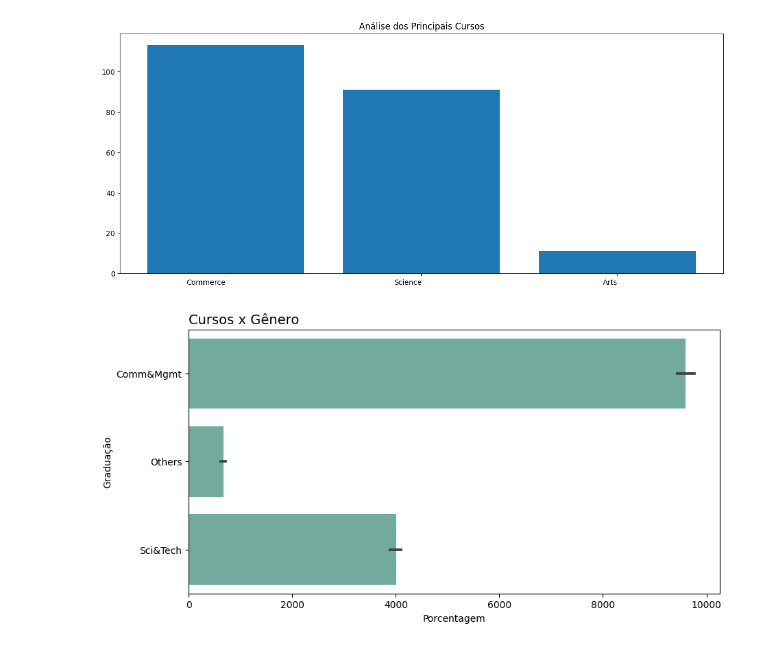
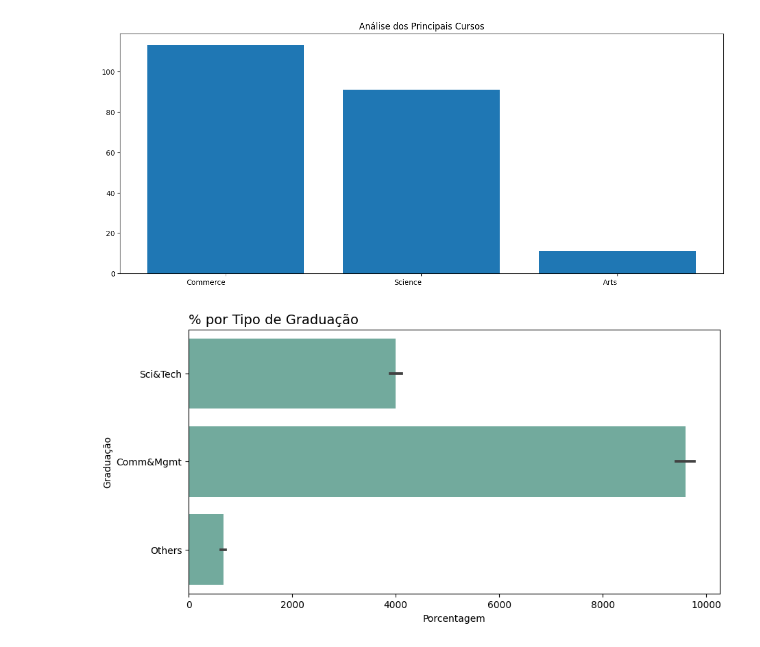
Before and after one commit to nandodevs/campus-recruitment, a Jupyter notebook: projects.ipynb, the cells around one changed output. Saved outputs shown, nothing was run; the diff lists cells and outputs as text; code cells hidden in the pictures.

```diff
--- a/projects.ipynb
+++ b/projects.ipynb
@@ -281,0 +27,6 @@ dt.head()
+# %%
+# Lendo dataset
+campus = pd.read_csv('campus.csv')
+
+# Primeiras linhas
+campus.head()
@@ -281,0 +107,21 @@ dt.head()
+# %%
+# Renomeando Colunas
+campus.rename(
+    columns={
+        'sl_no' : 'serial',
+        'gender' : 'gênero',
+        'ssc_p' : 'ens_medio_p',
+        'ssc_b' : 'conselho_em',
+        'hsc_p' : 'ens_tecnico_p',
+        'hsc_b' : 'conselho_et',
+        'hsc_s' : 'ens_medio_esp',
+       'degree_p' : 'grau_p',
+       'degree_t' : 'grau_tipo',
+       'workex' : 'exp_trabalho',
+       'etest_p' : 'teste_emprego_p',
+       'specialisation' : 'especializacao',
+       'mba_p' : 'mba_p',
+       'status' : 'status',
+       'salary' : 'salario'
+    }, inplace=True
+)
@@ -281,0 +160,3 @@ dt.head()
+# %%
+# Realizando a substituição de valores
+campus['salario'].fillna(value=campus['salario'].median(), inplace=True)
@@ -281,0 +165,3 @@ dt.head()
+# %%
+# Removendo coluna Serial
+campus = campus.drop(['serial'], axis=1)
@@ -292,15 +187,15 @@ plt.xticks(ha='right');
 # %%
 # Tamanho da imagem
 plt.figure( figsize=(10, 5) )
 
 # Titulo
-plt.title('Cursos x Gênero', loc='left', fontsize=14 )
+plt.title('% por Tipo de Graduação', loc='left', fontsize=14 )
 
 # Grafico
-sns.barplot( data=dt, x='degree_p', y='degree_t',color='#69b3a2', estimator=sum )
+sns.barplot( data=campus, x='grau_p', y='grau_tipo',color='#69b3a2', estimator=sum )
 
 # Label
 plt.ylabel('Graduação');
 plt.xlabel('Porcentagem');
 # %% [output]
-[figure, old version]
+[figure, new version]
```
Also changed, not shown: parts of 53 cells of this notebook.
